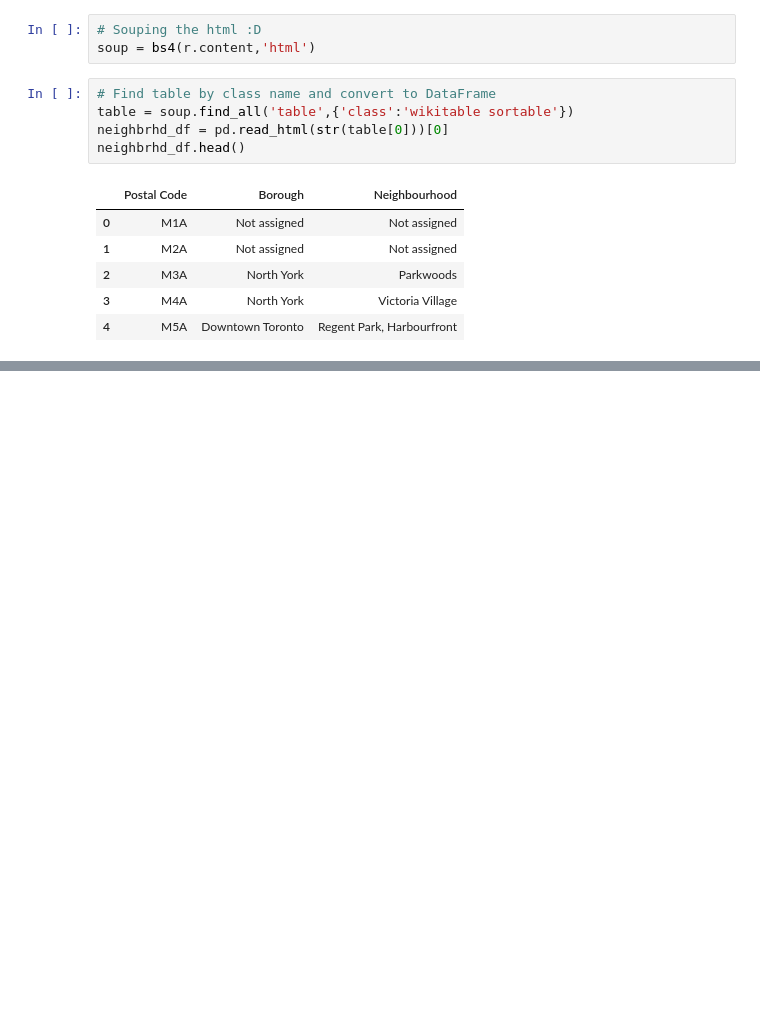
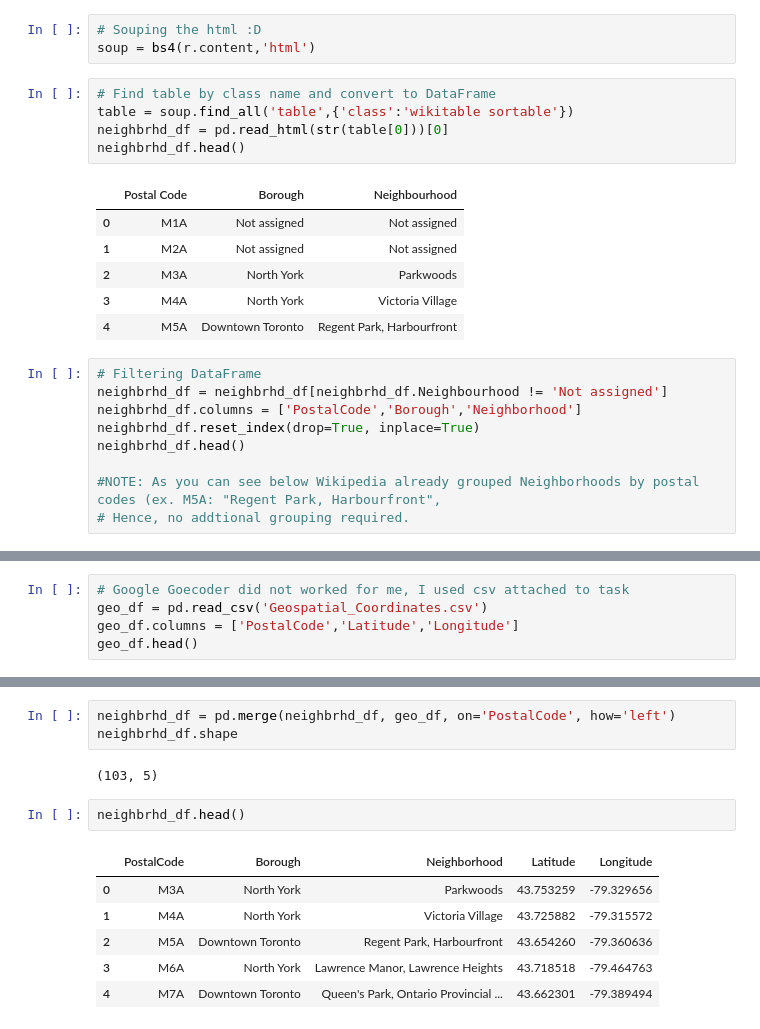
Before and after one commit to xLinkoln/ibm_DataScienceCapstone, a Jupyter notebook: IBM Data Science Capstone Project.ipynb, the cells around one changed output, grey strips where cells are left out. Drawn from its saved outputs; the diff is of its cells as text; blank space fills up the shorter version.

Commit message:
Task number 2 completed

```diff
--- a/IBM Data Science Capstone Project.ipynb
+++ b/IBM Data Science Capstone Project.ipynb
@@ -52,3 +53,12 @@ neighbrhd_df.head()
 | 2 | M3A | North York | Parkwoods |
 | 3 | M4A | North York | Victoria Village |
 | 4 | M5A | Downtown Toronto | Regent Park, Harbourfront |
+# %%
+# Filtering DataFrame
+neighbrhd_df = neighbrhd_df[neighbrhd_df.Neighbourhood != 'Not assigned']
+neighbrhd_df.columns = ['PostalCode','Borough','Neighborhood']
+neighbrhd_df.reset_index(drop=True, inplace=True)
+neighbrhd_df.head()
+
+#NOTE: As you can see below Wikipedia already grouped Neighborhoods by postal codes (ex. M5A: "Regent Park, Harbourfront",
+# Hence, no addtional grouping required.
@@ -54,0 +79,5 @@ neighbrhd_df.head()
+# %%
+# Google Goecoder did not worked for me, I used csv attached to task
+geo_df = pd.read_csv('Geospatial_Coordinates.csv')
+geo_df.columns = ['PostalCode','Latitude','Longitude']
+geo_df.head()
@@ -54,0 +98,14 @@ neighbrhd_df.head()
+# %%
+neighbrhd_df = pd.merge(neighbrhd_df, geo_df, on='PostalCode', how='left')
+neighbrhd_df.shape
+# %% [output]
+(103, 5)
+# %%
+neighbrhd_df.head()
+# %% [output]
+|  | PostalCode | Borough | Neighborhood | Latitude | Longitude |
+| 0 | M3A | North York | Parkwoods | 43.753259 | -79.329656 |
+| 1 | M4A | North York | Victoria Village | 43.725882 | -79.315572 |
+| 2 | M5A | Downtown Toronto | Regent Park, Harbourfront | 43.654260 | -79.360636 |
+| 3 | M6A | North York | Lawrence Manor, Lawrence Heights | 43.718518 | -79.464763 |
+| 4 | M7A | Downtown Toronto | Queen's Park, Ontario Provincial ... | 43.662301 | -79.389494 |
```
Also changed, not shown: parts of 7 cells of this notebook.
